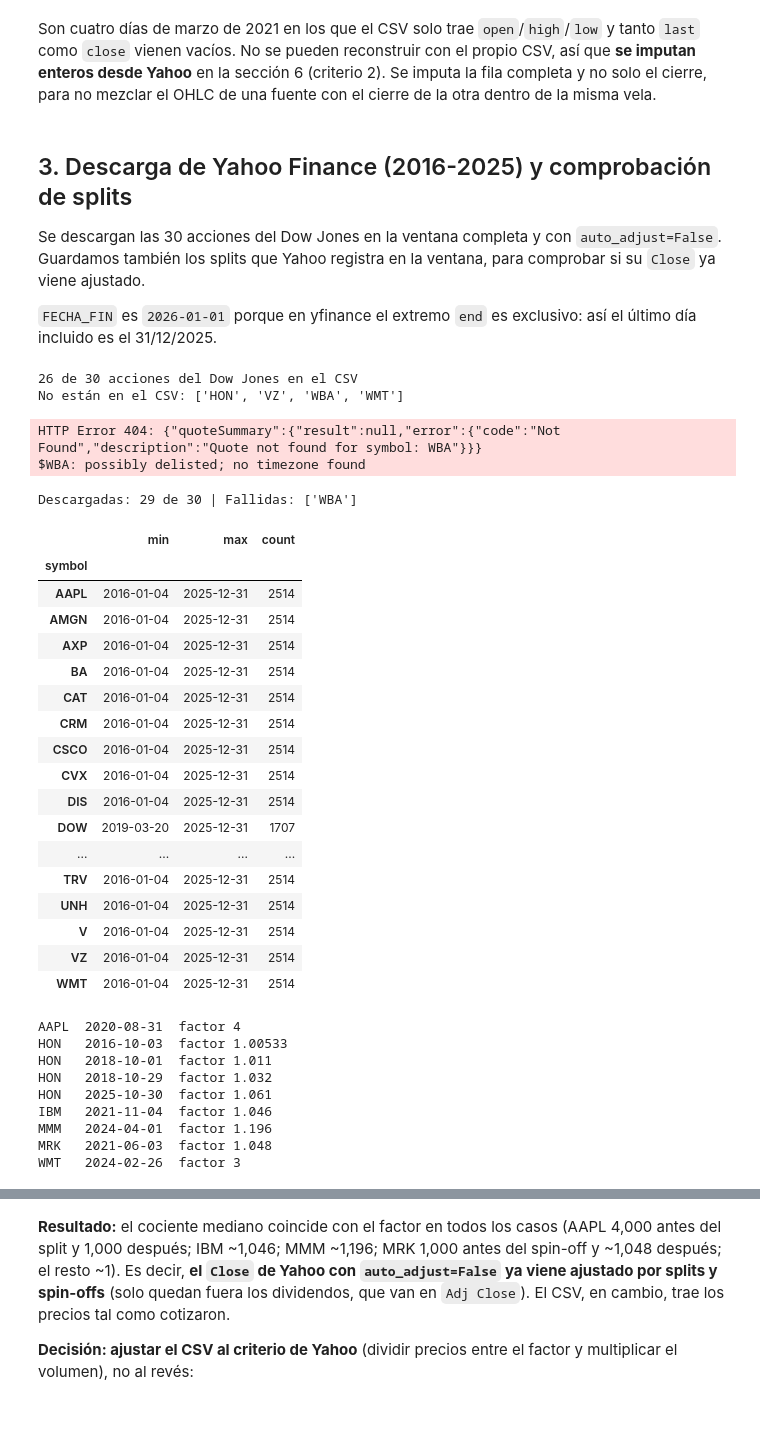
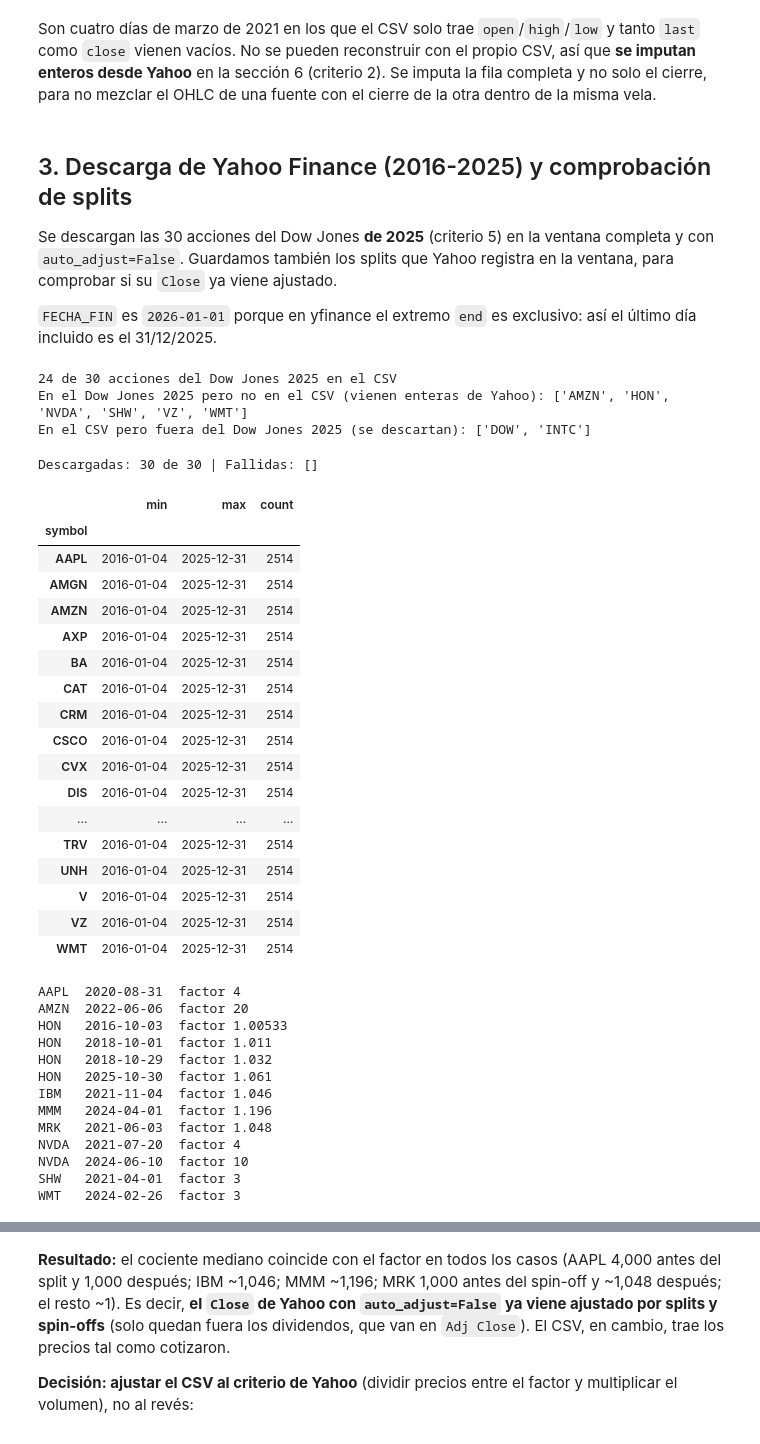
Before and after one commit to danielsoponaru/26_27_R09_Azul_Claro, a Jupyter notebook: Limpieza.ipynb, the cells around one changed output, grey strips where cells are left out. Drawn from its saved outputs; the diff is of its cells as text; code cells hidden in the pictures.

Commit message:
hemos cambiado de enfoque, cogido todas las empresas que cotizan en 2025, cogiendo su historico desde 2016, aunque estuviesen fuera del indice.

```diff
--- a/Limpieza.ipynb
+++ b/Limpieza.ipynb
@@ -316,7 +318,7 @@ Son cuatro días de marzo de 2021 en los que el CSV solo trae `open`/`high`/`low
 # %% [markdown]
 ## 3. Descarga de Yahoo Finance (2016-2025) y comprobación de splits
 
-Se descargan las 30 acciones del Dow Jones en la ventana completa y con `auto_adjust=False`. Guardamos también los splits que Yahoo registra en la ventana, para comprobar si su `Close` ya viene ajustado.
+Se descargan las 30 acciones del Dow Jones **de 2025** (criterio 5) en la ventana completa y con `auto_adjust=False`. Guardamos también los splits que Yahoo registra en la ventana, para comprobar si su `Close` ya viene ajustado.
 
 `FECHA_FIN` es `2026-01-01` porque en yfinance el extremo `end` es exclusivo: así el último día incluido es el 31/12/2025.
 # %%
@@ -325,51 +327,56 @@ import yfinance as yf
 FECHA_INICIO = "2016-01-01"
 FECHA_FIN = "2026-01-01"   # exclusivo en yfinance -> último día 2025-12-31
 
-# Composición del Dow Jones 30 en el periodo del dataset (2018-2021)
+# Composición del Dow Jones 30 en 2025 (criterio 5). Frente a la de 2018-2021 del CSV:
+# NVDA sustituye a INTC y SHW a DOW (08/11/2024); AMZN sustituye a WBA (26/02/2024)
 dow30 = [
-    "AAPL", "AMGN", "AXP", "BA", "CAT", "CRM", "CSCO", "CVX", "DIS", "DOW",
-    "GS", "HD", "HON", "IBM", "INTC", "JNJ", "JPM", "KO", "MCD", "MMM",
-    "MRK", "MSFT", "NKE", "PG", "TRV", "UNH", "V", "VZ", "WBA", "WMT",
+    "AAPL", "AMGN", "AMZN", "AXP", "BA", "CAT", "CRM", "CSCO", "CVX", "DIS",
+    "GS", "HD", "HON", "IBM", "JNJ", "JPM", "KO", "MCD", "MMM", "MRK",
+    "MSFT", "NKE", "NVDA", "PG", "SHW", "TRV", "UNH", "V", "VZ", "WMT",
 ]
 simbolos_csv = set(df_diario["symbol"].unique())
-print(f"{len(simbolos_csv)} de {len(dow30)} acciones del Dow Jones en el CSV")
-print("No están en el CSV:", sorted(set(dow30) - simbolos_csv))
+print(f"{len(simbolos_csv & set(dow30))} de {len(dow30)} acciones del Dow Jones 2025 en el CSV")
+print("En el Dow Jones 2025 pero no en el CSV (vienen enteras de Yahoo):", sorted(set(dow30) - simbolos_csv))
+print("En el CSV pero fuera del Dow Jones 2025 (se descartan):", sorted(simbolos_csv - set(dow30)))
+
+# El CSV se queda solo con las acciones del universo 2025
+df_diario = df_diario[df_diario["symbol"].isin(dow30)].reset_index(drop=True)
 
 partes, splits, fallidos = [], {}, []
 for ticker in dow30:
     try:
         activo = yf.Ticker(ticker)
         hist = activo.history(start=FECHA_INICIO, end=FECHA_FIN, auto_adjust=False)
         if hist.empty:
             fallidos.append(ticker)
             continue
         hist = hist.reset_index()[["Date", "Open", "High", "Low", "Close", "Volume"]]
         hist.columns = ["date", "open", "high", "low", "close", "volume"]
         hist["date"] = pd.to_datetime(hist["date"]).dt.tz_localize(None).dt.normalize()
         hist["symbol"] = ticker
         partes.append(hist)
 
         eventos = activo.splits
         eventos.index = eventos.index.tz_localize(None).normalize()
         splits[ticker] = eventos[(eventos.index >= FECHA_INICIO) & (eventos.index < FECHA_FIN)]
     except Exception as error:
         fallidos.append(ticker)
         print(f"{ticker}: falló la descarga -> {error}")
 
 df_yahoo = pd.concat(partes, ignore_index=True)
 df_yahoo["fuente"] = "yahoo"
 print("Descargadas:", df_yahoo["symbol"].nunique(), "de", len(dow30), "| Fallidas:", fallidos)
 df_yahoo.groupby("symbol")["date"].agg(["min", "max", "count"])
 # %% [output]
-26 de 30 acciones del Dow Jones en el CSV
-No están en el CSV: ['HON', 'VZ', 'WBA', 'WMT']
+24 de 30 acciones del Dow Jones 2025 en el CSV
+En el Dow Jones 2025 pero no en el CSV (vienen enteras de Yahoo): ['AMZN', 'HON', 'NVDA', 'SHW', 'VZ', 'WMT']
+En el CSV pero fuera del Dow Jones 2025 (se descartan): ['DOW', 'INTC']
-HTTP Error 404: {"quoteSummary":{"result":null,"error":{"code":"Not Found","description":"Quote not found for symbol: WBA"}}}
-$WBA: possibly delisted; no timezone found
+Descargadas: 30 de 30 | Fallidas: []
-Descargadas: 29 de 30 | Fallidas: ['WBA']
 |  | min | max | count |
 | symbol |  |  |  |
 | AAPL | 2016-01-04 | 2025-12-31 | 2514 |
 | AMGN | 2016-01-04 | 2025-12-31 | 2514 |
+| AMZN | 2016-01-04 | 2025-12-31 | 2514 |
 | AXP | 2016-01-04 | 2025-12-31 | 2514 |
 | BA | 2016-01-04 | 2025-12-31 | 2514 |
 | CAT | 2016-01-04 | 2025-12-31 | 2514 |
@@ -377,7 +384,6 @@ Descargadas: 29 de 30 | Fallidas: ['WBA']
 | CSCO | 2016-01-04 | 2025-12-31 | 2514 |
 | CVX | 2016-01-04 | 2025-12-31 | 2514 |
 | DIS | 2016-01-04 | 2025-12-31 | 2514 |
-| DOW | 2019-03-20 | 2025-12-31 | 1707 |
 | ... | ... | ... | ... |
 | TRV | 2016-01-04 | 2025-12-31 | 2514 |
 | UNH | 2016-01-04 | 2025-12-31 | 2514 |
@@ -391,6 +397,7 @@ for ticker, eventos in splits.items():
         print(f"{ticker:5s} {fecha.date()}  factor {ratio:g}")
 # %% [output]
 AAPL  2020-08-31  factor 4
+AMZN  2022-06-06  factor 20
 HON   2016-10-03  factor 1.00533
 HON   2018-10-01  factor 1.011
 HON   2018-10-29  factor 1.032
@@ -398,6 +405,9 @@ HON   2025-10-30  factor 1.061
 IBM   2021-11-04  factor 1.046
 MMM   2024-04-01  factor 1.196
 MRK   2021-06-03  factor 1.048
+NVDA  2021-07-20  factor 4
+NVDA  2024-06-10  factor 10
+SHW   2021-04-01  factor 3
 WMT   2024-02-26  factor 3
 # %% [markdown]
 Aparecen dos tipos de evento:
```
Also changed, not shown: parts of 18 cells of this notebook.
